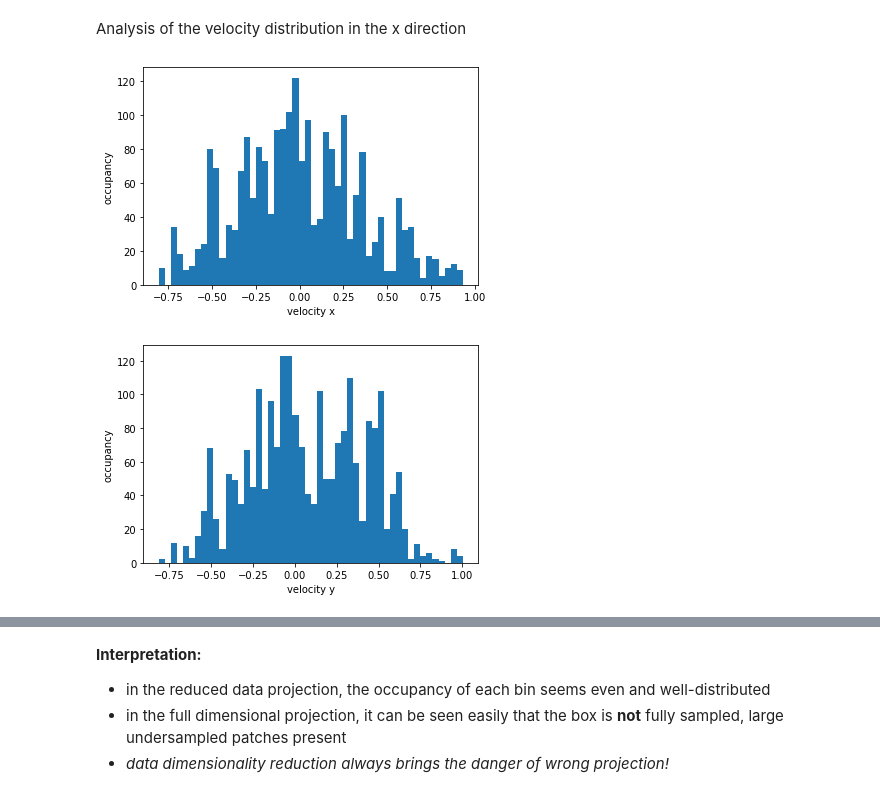
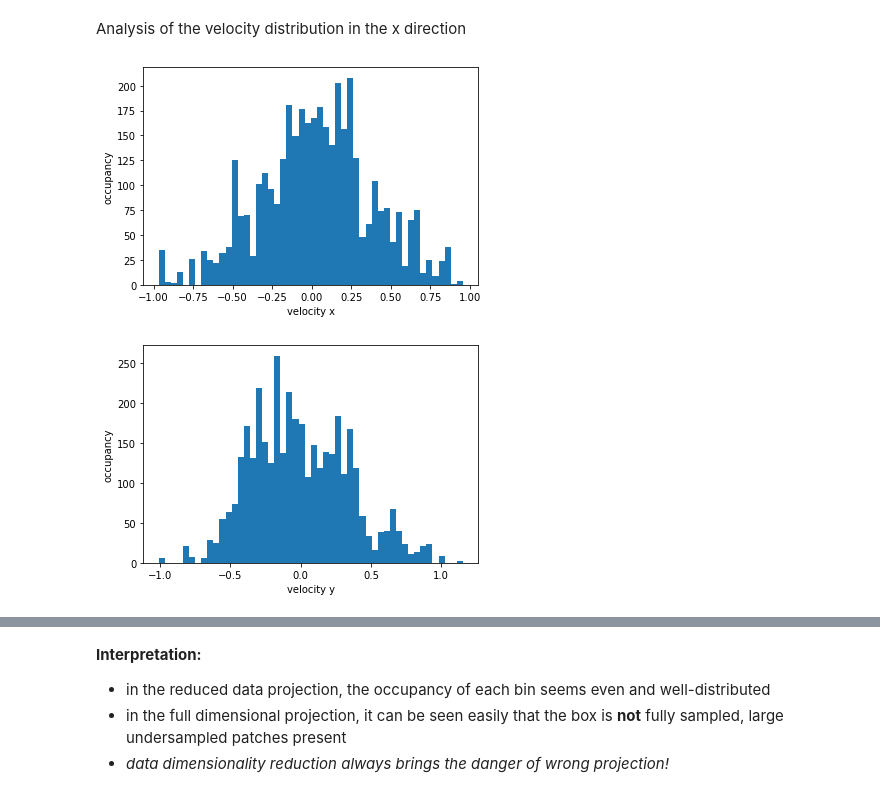
Before and after one commit to fsonak/VL_CCS, a Jupyter notebook: week_1.ipynb, the cells around one changed output, grey strips where cells are left out. Drawn from its saved outputs; the diff is of its cells as text; code cells hidden in the pictures.

```diff
--- a/week_1.ipynb
+++ b/week_1.ipynb
@@ -69,7 +68,7 @@ for i in range(number_of_particles):
     particles.append(Particle(radius,x_rand[i],y_rand[i],np.sin(angles[i]) * vel[i],np.cos(angles[i]) * vel[i]))
 # %%
 # Defining number of simulation steps
-steps = 50
+steps = 100
 # %% [markdown]
 Initialise trajectory:
 # %%
@@ -405,23 +395,23 @@ In the above plots it can be observed that whilst the simple histograms of x and
 # comparison of different iteration parts
 
 # first 10%
-a = []
+first_10_percent = []
 for i in range(np.int(0.1 *steps)):
     for j in range(number_of_particles):
-        a.append(data_traj[j,2,i])
+        first_10_percent.append(data_traj[j,2,i])
 
 # last 10%
-b = []
+last_10_percent = []
 i_0 = np.int(0.9 * steps)-1
 for i in range(np.int(0.1 * steps)):
     i = i+i_0
 
     for j in range(number_of_particles):
-        b.append(data_traj[j,2,i])
+        last_10_percent.append(data_traj[j,2,i])
     i = i+1
 
-plt.hist(a,bins=10, label = 'first 10% iterations')
-plt.hist(b,bins=10, label = 'last 10% iterations', alpha=0.5)
+plt.hist(first_10_percent,bins=10, label = 'first 10% iterations')
+plt.hist(last_10_percent,bins=10, label = 'last 10% iterations', alpha=0.5)
 plt.xlabel('velocity x')
 plt.ylabel('occupancy')
 plt.legend()
@@ -431,24 +421,19 @@ plt.show()
 # %% [markdown]
 Analysis of the velocity distribution in the x direction
 # %%
-# plt.hist(data_traj[1],range=(0,box[1]),bins=3)
-# plt.xlabel('position y')
-# plt.ylabel('occupancy')
-# plt.show()
-
 # histogram of the x velocity
 
-a = []
+list_for_histogram_x_velocities = []
 for i in range(steps):
     for j in range(number_of_particles):
-        a.append((data_traj)[j, 2, i])
+        list_for_histogram_x_velocities.append((data_traj)[j, 2, i])
 
-plt.hist(a,bins=50)
+plt.hist(list_for_histogram_x_velocities,bins=50)
 plt.xlabel('velocity x')
 plt.ylabel('occupancy')
 plt.show()
 # %% [output]
-[figure, old version]
+[figure, new version]
 # %%
 # histogram of the y velocity
 
@@ -462,7 +447,7 @@ plt.xlabel('velocity y')
 plt.ylabel('occupancy')
 plt.show()
 # %% [output]
-[figure, old version]
+[figure, new version]
 # %%
 # Maxwell Boltzmann Distribution
 def mwb_dist(vs, const):
```
Also changed, not shown: parts of 13 cells of this notebook.
